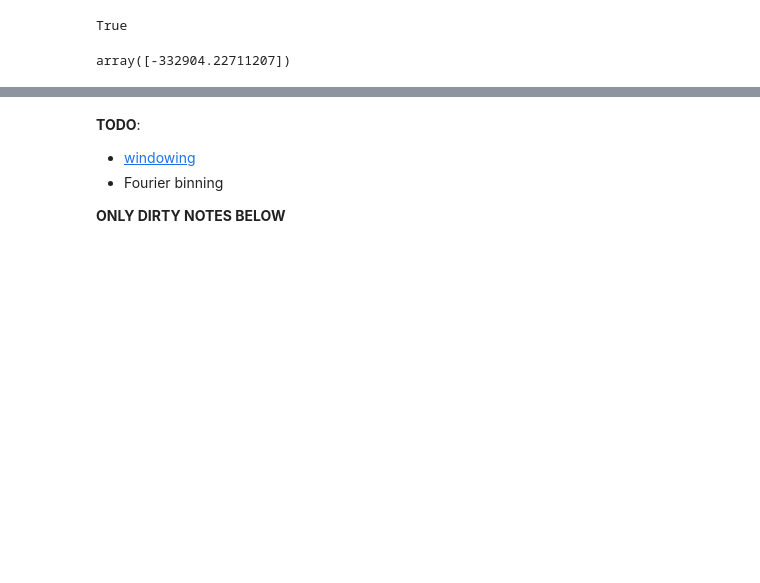
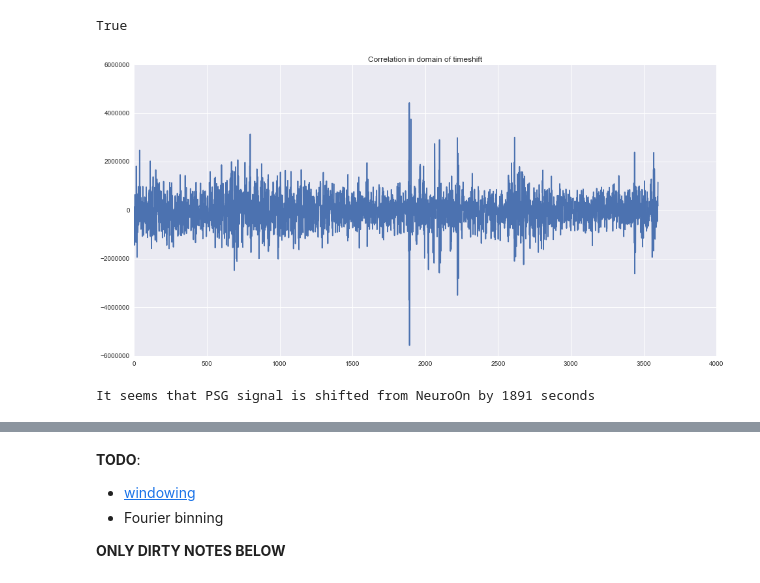
Before and after one commit to pawelngei/neuroon-notebook, a Jupyter notebook: NeuroOn.ipynb, the cells around one changed output, grey strips where cells are left out. Cells and saved outputs as stored; diff of their text form; code cells hidden in the pictures; blank space fills up the shorter version.

```diff
--- a/NeuroOn.ipynb
+++ b/NeuroOn.ipynb
@@ -361,12 +360,37 @@ c_upsampled_psg = signal.resample(c_psg_signal['signal'], upsample_length)
 print(len(c_upsampled_neuroon) == len(c_upsampled_psg))
 # %% [output]
 True
-# %%
-# First try at auto-correlation
-
-np.correlate(c_upsampled_neuroon, c_upsampled_psg)
-
-# TODO:
-# Write a function to cross-corr
-# %% [output]
-array([-332904.22711207])
+# %%
+# First try at auto-correlation
+# Assuming shift only in positive numbers (PSG after NO signal)
+
+def correlate_with_time_shift(
+    first_signal, second_signal,
+    max_shift=3600, window_length=3600,
+    frequency=1000, time_shift=0
+):
+    correlation_array = np.zeros(max_shift)
+    for i in range(max_shift):
+        correlation = np.correlate(
+            first_signal[(i+time_shift)*frequency:(i+window_length+time_shift)*frequency],
+            second_signal[time_shift:(time_shift+window_length)*frequency]
+        )
+        correlation_array[i] = correlation
+    return correlation_array
+
+c_array = correlate_with_time_shift(c_upsampled_neuroon, c_upsampled_psg)
+# TODO:
+# Write a function to cross-correlate signals with 1-min or 1-sec steps
+# %%
+pp.plot(np.arange(3600), c_array)
+pp.title('Correlation in domain of timeshift')
+pp.show()
+# %% [output]
+[figure, added]
+# %%
+# Let's find max and "zoom" on it, trying to adjust the code better
+correlation_max = np.argmax(c_array)
+print('It seems that PSG signal is shifted from NeuroOn by', correlation_max, 'seconds')
+# Let's check with 100Hz acurracy
+# %% [output]
+It seems that PSG signal is shifted from NeuroOn by 1891 seconds
```
Also changed, not shown: parts of 19 cells of this notebook.
